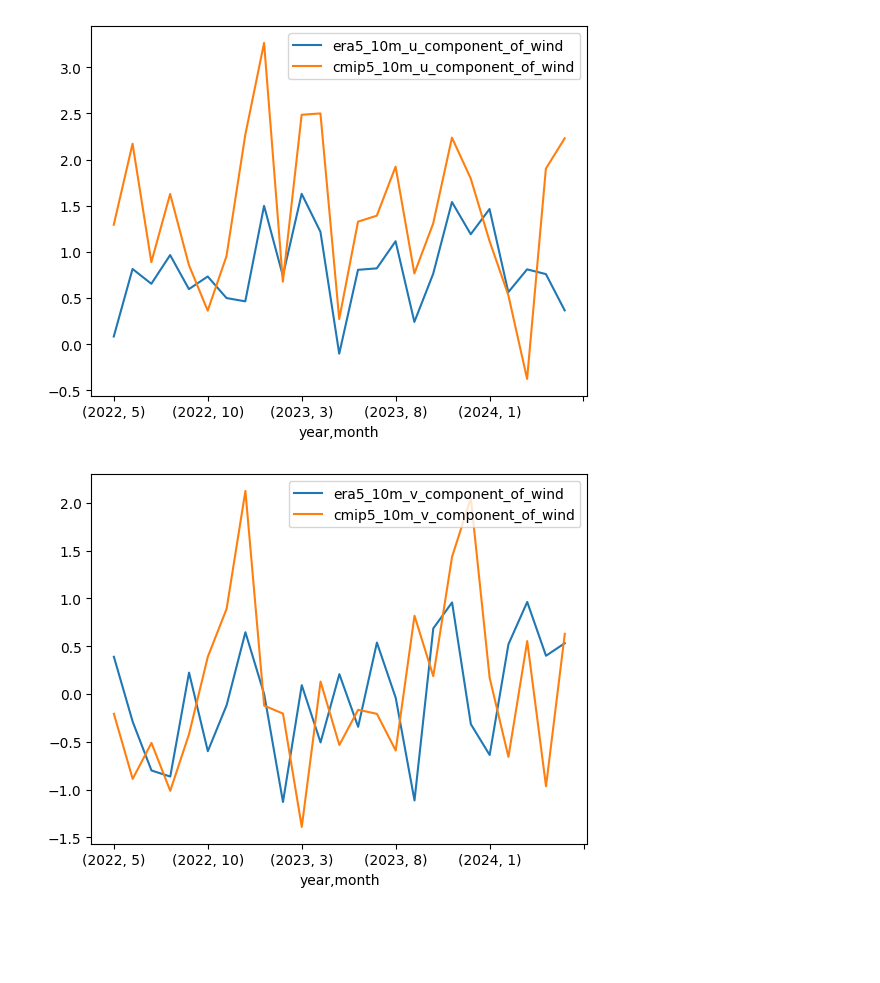
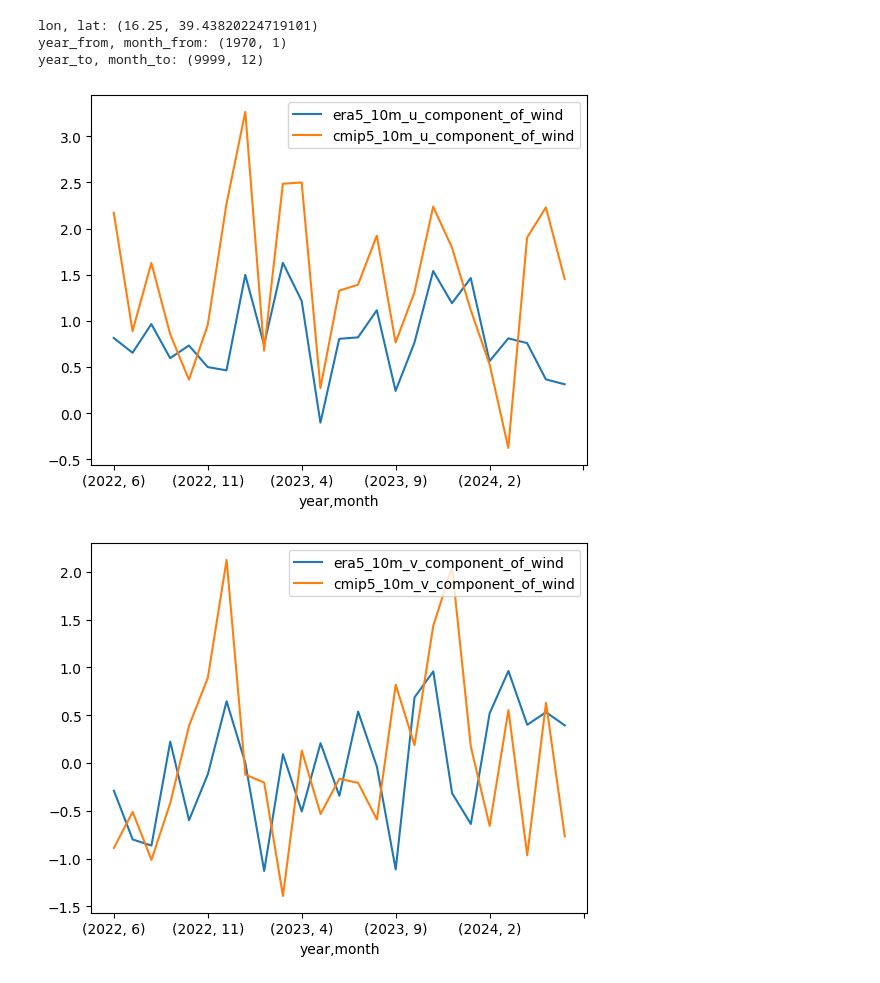
Before and after one commit to PeppeOsmio/tesi, a Jupyter notebook: climate_generative_model.ipynb, the cells around one changed output. Saved outputs shown, nothing was run; the diff lists cells and outputs as text; code cells hidden in the pictures; blank space fills up the shorter version.

```diff
--- a/climate_generative_model.ipynb
+++ b/climate_generative_model.ipynb
@@ -201,36 +191,41 @@ entire_future_climate_data_df = FutureClimateDataDTO.from_list_to_dataframe(
         latitude=location.latitude,
         year_from=1970,
         month_from=1,
+        year_to=9999,
+        month_to=12
     )
 )
 
 entire_future_climate_data_df = entire_future_climate_data_df[CMIP5_VARIABLES]
 true_data_df = true_data_df[ERA5_VARIABLES]
 
 for variable in CMIP5_VARIABLES:
     true_data_df[f"cmip5_{variable}"] = entire_future_climate_data_df[
         variable
     ]
 
 for variable in ERA5_VARIABLES:
     true_data_df = true_data_df.rename(
         columns={variable: f"era5_{variable}"}
     )
 
 # removes the future climate data that is too much into the past or too much into the future
 true_data_df = true_data_df.dropna()
 
 cmip5_kelvin_to_celsius = ["2m_temperature"]
 
 for temperature in cmip5_kelvin_to_celsius:
     if temperature in true_data_df.columns:
         true_data_df[temperature] = true_data_df[temperature] - 273.15
         true_data_df[f"cmip5_{temperature}"] = (
             true_data_df[f"cmip5_{temperature}"] - 273.15
         )
 
 for variable in CMIP5_VARIABLES:
     true_data_df[[f"era5_{variable}", f"cmip5_{variable}"]].plot()
 # %% [output]
+lon, lat: (16.25, 39.43820224719101)
+year_from, month_from: (1970, 1)
+year_to, month_to: (9999, 12)
-[figure, old version]
+[figure, new version]
-[figure, old version]
+[figure, new version]
```
Also changed, not shown: parts of 7 cells of this notebook, 8 other files.
